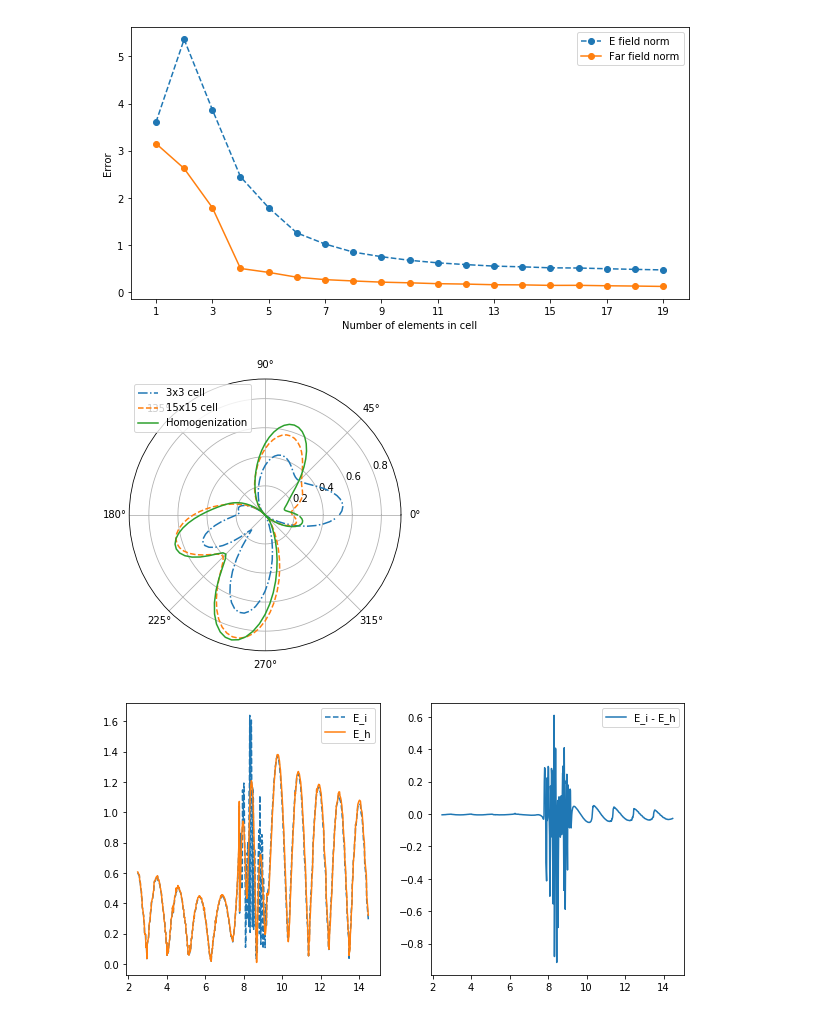
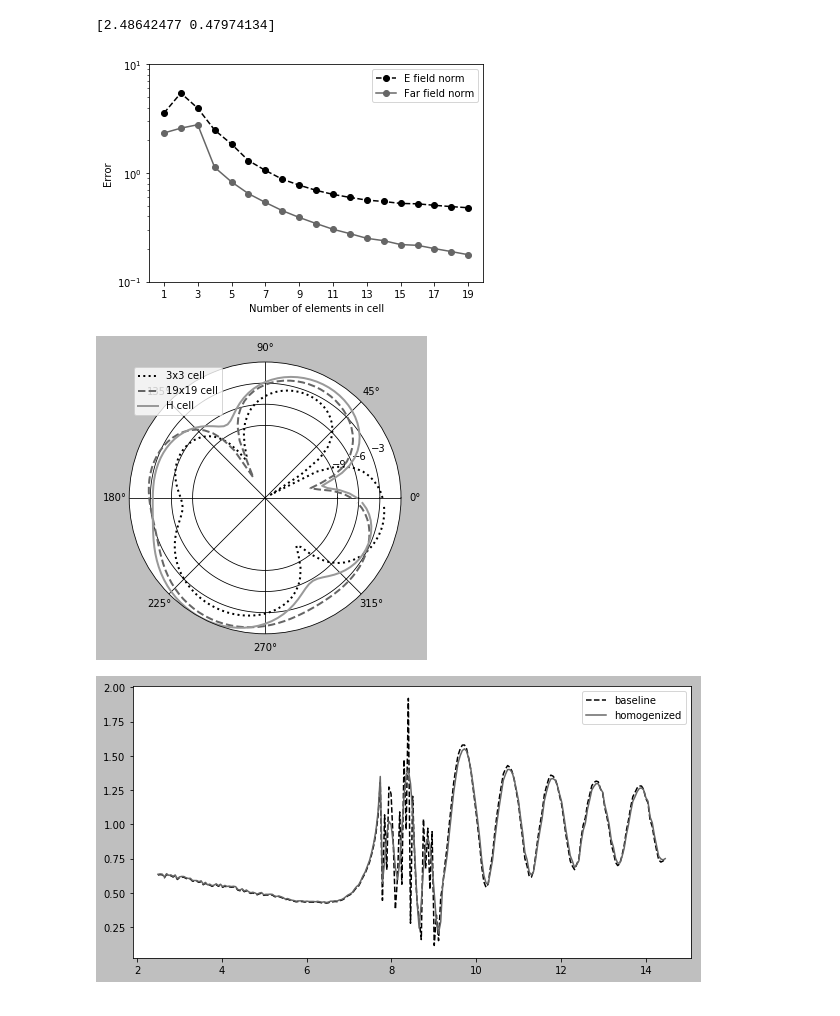
Before and after one commit to dbojanjac/scattering2D, a Jupyter notebook: Generate plots.ipynb, the cells around one changed output. Saved outputs shown, nothing was run; the diff lists cells and outputs as text; code cells hidden in the pictures.

Commit message:
new plots
Signed-off-by: Darko Janekovic <darko.janekovic@fer.hr>

```diff
--- a/Generate plots.ipynb
+++ b/Generate plots.ipynb
@@ -3,59 +3,67 @@ import csv
 import numpy as np
 import matplotlib.pyplot as plt
 plt.rcParams['figure.figsize'] = [10, 5]
+plt.style.use('grayscale')
 # %%
 with open("results1.csv", "r") as csvfile:
     reader = csv.reader(csvfile, delimiter=",")
     #skip header
     next(reader, None)
     results = np.array([[int(row[0]), float(row[1]), float(row[2])] for row in reader])
 
 plt.plot(results[:, 0], results[:, 1], "o--", label="E field norm")
 plt.plot(results[:, 0], results[:, 2], "o-", label="Far field norm")
-#plt.yscale("log")
+plt.yscale("log")
 plt.xlabel("Number of elements in cell")
 plt.ylabel("Error")
+plt.ylim([0.1, 10])
 plt.xticks([1, 3, 5, 7, 9, 11, 13, 15, 17, 19])
 plt.legend()
 #plt.show()
 plt.savefig("compare.pdf", bbox_inches="tight")
+
+print (results[[3, 18], 1])
 # %% [output]
+[2.48642477 0.47974134]
-[figure, old version]
+[figure, new version]
 # %%
 phi = np.linspace(0, 2 * np.pi, num = 120, endpoint = False)
 
 fig = plt.figure()
 ax = fig.add_subplot(111, projection='polar')
 
-legend = ("3x3 cell", "15x15 cell")
-marker_type = ("-.", "--")
-for i, file in enumerate(["ff_isotropic-3.npy", "ff_isotropic-15.npy"]):
+label = ("3x3 cell", "19x19 cell", "H cell")
+files = ("ff_isotropic-3.npy", "ff_isotropic-19.npy", "ff_anisotropic-5.npy")
+dashes_type = (":", "--", "-")
+ff = []
+for file in files:
     with open(file, "rb") as f:
-        ff = np.load(f)
-        ax.plot(phi, ff, marker_type[i], label = legend[i])
-with open("ff_anisotropic-5.npy", "rb") as f:
-    ff = np.load(f)
-    ax.plot(phi, ff, label="Homogenization")
+        ff.append(np.load(f))
+ff = np.array(ff)
+ff_max = np.abs(np.max(np.log10(ff)))
+ff = 10 * (np.log10(ff) + ff_max)
+
+for i in range(3):
+    ax.plot(phi, ff[i], dashes_type[i], label=label[i], linewidth=2)
+ax.set_rticks([-9, -6, -3])
 plt.legend()
 #plt.show()
 plt.savefig("farfield.pdf", bbox_inches="tight")
 # %% [output]
-[figure, old version]
+[figure, new version]
 # %%
-#
 with open("plot_over_line.csv", "r") as csvfile:
     reader = csv.reader(csvfile, delimiter=",")
     #skip header
     next(reader, None)
-    results = np.array([[float(row[0]), float(row[1]), float(row[2])] for row in reader])
+    results = np.array([[float(i) for i in row] for row in reader])
+results = results[::3]
+isotropic = results[:, 2] + results[:, 1]*1j
+anisotropic = results[:, 4] + results[:, 3]*1j
 
-fig, [ax1, ax2] = plt.subplots(1, 2)
-ax1.plot(results[:, 0], results[:, 1], "--", label="E_i")
-ax1.plot(results[:, 0], results[:, 2], "-", label="E_h")
-ax2.plot(results[:, 0], results[:, 1] - results[:, 2], label="E_i - E_h")
-ax2.legend()
-ax1.legend()
-#plt.show()
-plt.savefig("line.pdf")
+plt.plot(results[:, 0], np.abs(isotropic), "--", label="baseline")
+plt.plot(results[:, 0], np.abs(anisotropic), "-", label="homogenized")
+plt.legend()
+plt.savefig("line.pdf", bbox_inches="tight")
 # %% [output]
-[figure, old version]
+[figure, new version]
```
Also changed, not shown: parts of 1 cell of this notebook.
